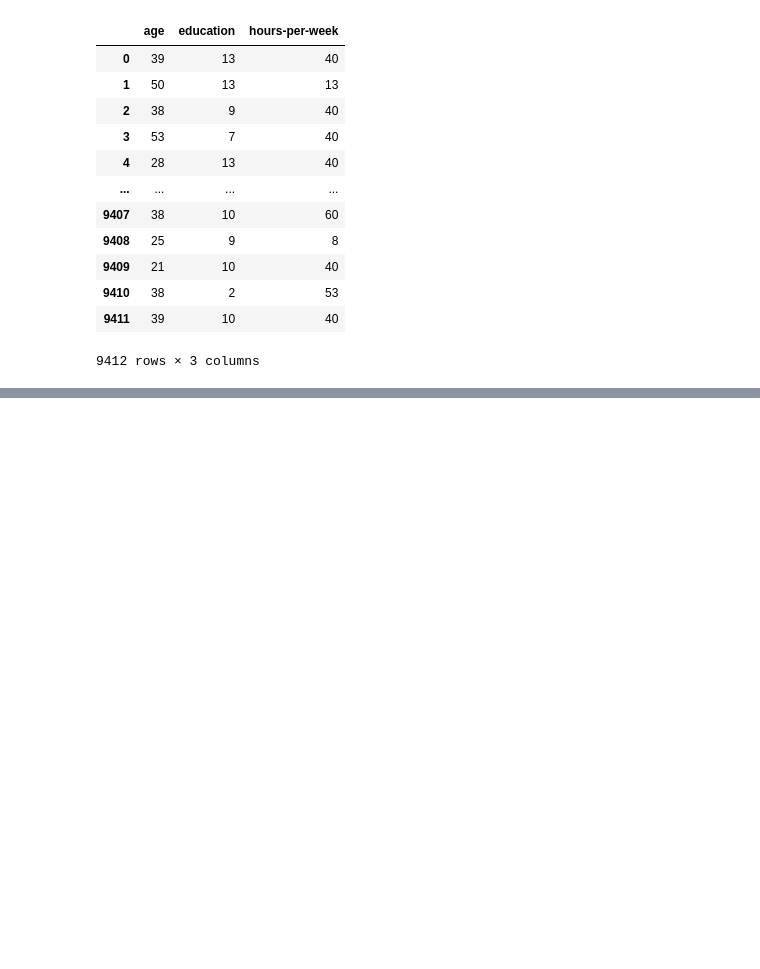
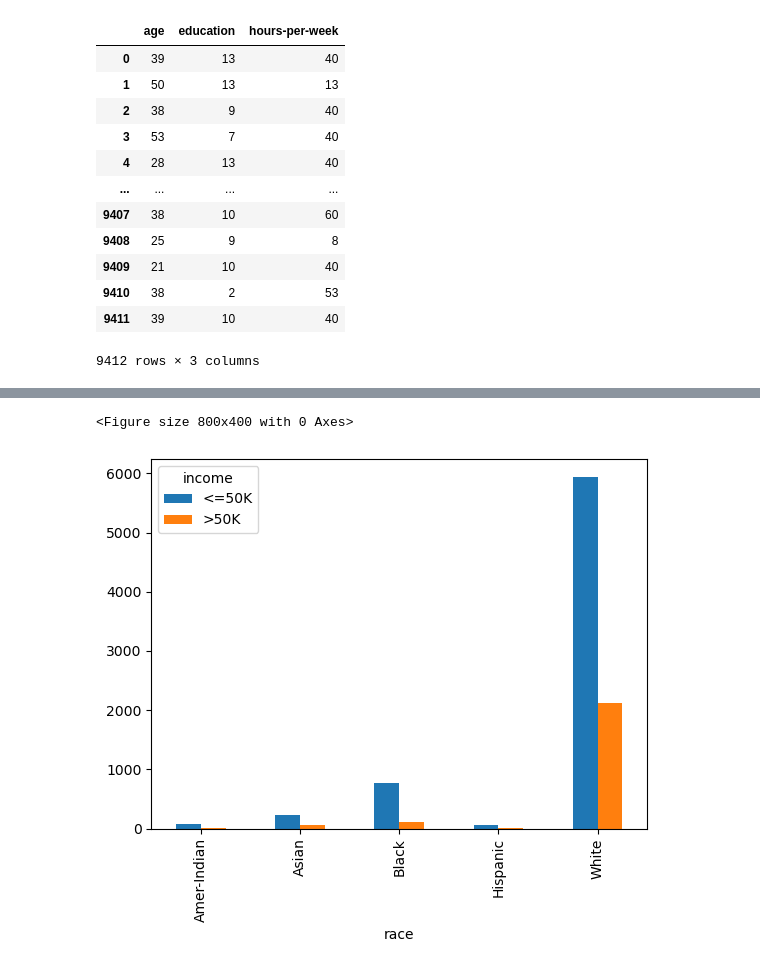
Before and after one commit to kushalnavghare/DSC-478_PRG_ML_APP, a Jupyter notebook: code/Assignment-#1.ipynb, the cells around one changed output, grey strips where cells are left out. Drawn from its saved outputs; the diff is of its cells as text; code cells hidden in the pictures; blank space fills up the shorter version.

```diff
--- a/code/Assignment-#1.ipynb
+++ b/code/Assignment-#1.ipynb
@@ -127,0 +227,7 @@ plt.show()
+# %%
+plt.figure(figsize=(8, 4))
+pd.crosstab(cat_df.race, cat_df.income).plot(kind='bar')
+plt.show()
+# %% [output]
+<Figure size 800x400 with 0 Axes>
+[figure, added]
```
Also changed, not shown: parts of 18 cells of this notebook.
